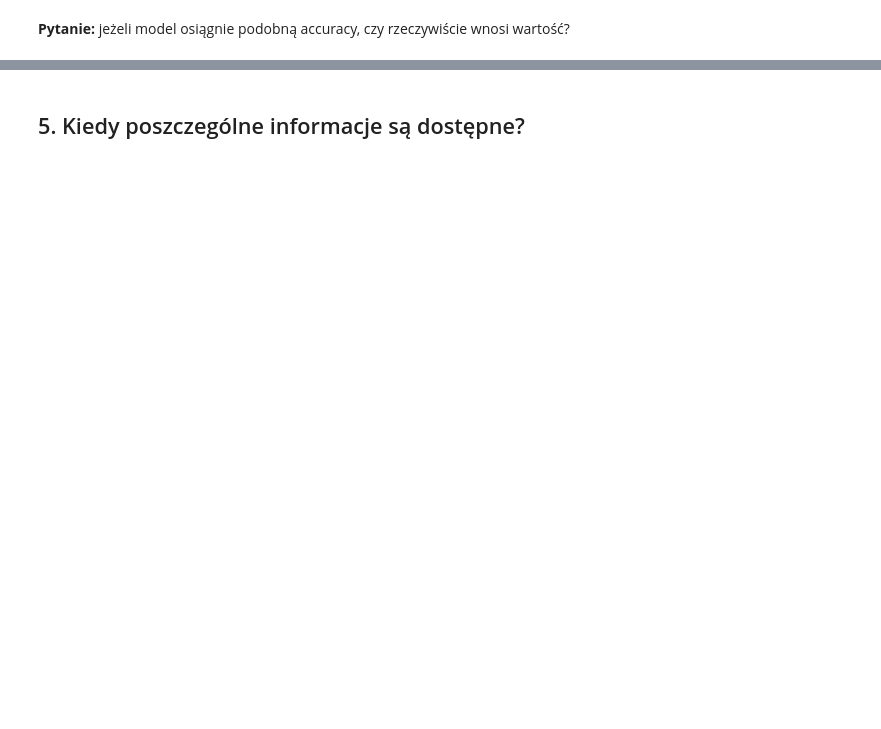
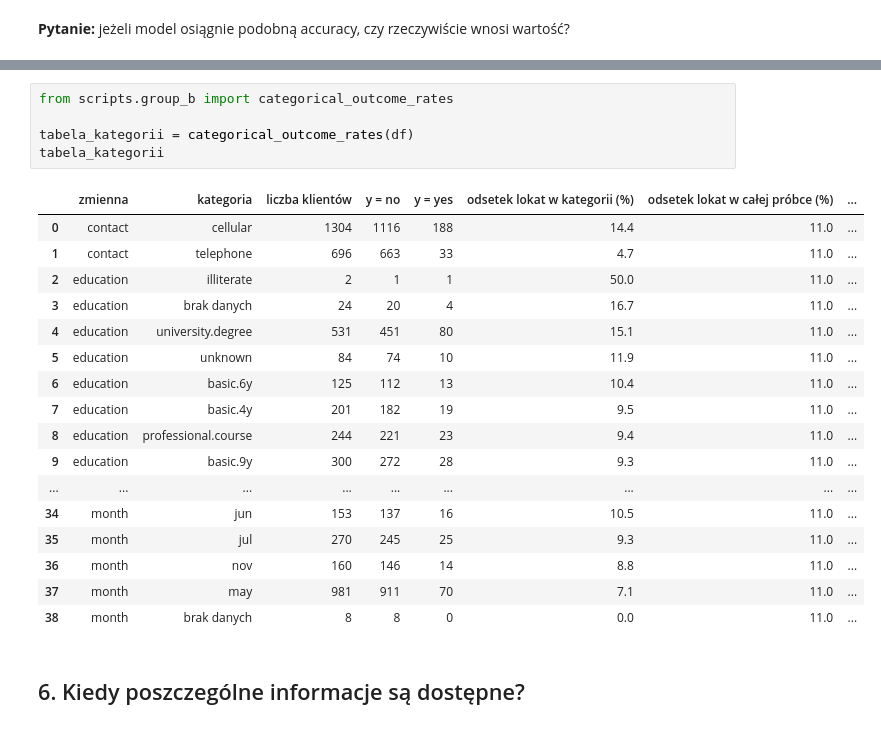
Before and after one commit to poochacz/Podstawy_technologii_ML, a Jupyter notebook: 01_eda_bank_marketing_colab/notebooks/02_GRUPA_B_leakage_i_balance.ipynb, the cells around one changed output, grey strips where cells are left out. Saved outputs shown, nothing was run; the diff lists cells and outputs as text; blank space fills up the shorter version.

```diff
--- a/01_eda_bank_marketing_colab/notebooks/02_GRUPA_B_leakage_i_balance.ipynb
+++ b/01_eda_bank_marketing_colab/notebooks/02_GRUPA_B_leakage_i_balance.ipynb
@@ -65,5 +131,28 @@ duration_by_target(df)
+# %%
+from scripts.group_b import categorical_outcome_rates
+
+tabela_kategorii = categorical_outcome_rates(df)
+tabela_kategorii
+# %% [output]
+|  | zmienna | kategoria | liczba klientów | y = no | y = yes | odsetek lokat w kategorii (%) | odsetek lokat w całej próbce (%) | ... |
+| 0 | contact | cellular | 1304 | 1116 | 188 | 14.4 | 11.0 | ... |
+| 1 | contact | telephone | 696 | 663 | 33 | 4.7 | 11.0 | ... |
+| 2 | education | illiterate | 2 | 1 | 1 | 50.0 | 11.0 | ... |
+| 3 | education | brak danych | 24 | 20 | 4 | 16.7 | 11.0 | ... |
+| 4 | education | university.degree | 531 | 451 | 80 | 15.1 | 11.0 | ... |
+| 5 | education | unknown | 84 | 74 | 10 | 11.9 | 11.0 | ... |
+| 6 | education | basic.6y | 125 | 112 | 13 | 10.4 | 11.0 | ... |
+| 7 | education | basic.4y | 201 | 182 | 19 | 9.5 | 11.0 | ... |
+| 8 | education | professional.course | 244 | 221 | 23 | 9.4 | 11.0 | ... |
+| 9 | education | basic.9y | 300 | 272 | 28 | 9.3 | 11.0 | ... |
+| ... | ... | ... | ... | ... | ... | ... | ... | ... |
+| 34 | month | jun | 153 | 137 | 16 | 10.5 | 11.0 | ... |
+| 35 | month | jul | 270 | 245 | 25 | 9.3 | 11.0 | ... |
+| 36 | month | nov | 160 | 146 | 14 | 8.8 | 11.0 | ... |
+| 37 | month | may | 981 | 911 | 70 | 7.1 | 11.0 | ... |
+| 38 | month | brak danych | 8 | 8 | 0 | 0.0 | 11.0 | ... |
 # %% [markdown]
-## 5. Kiedy poszczególne informacje są dostępne?
+## 6. Kiedy poszczególne informacje są dostępne?
 # %%
 from scripts.group_b import feature_context
 
```
Also changed, not shown: parts of 11 cells of this notebook, 17 other files.
